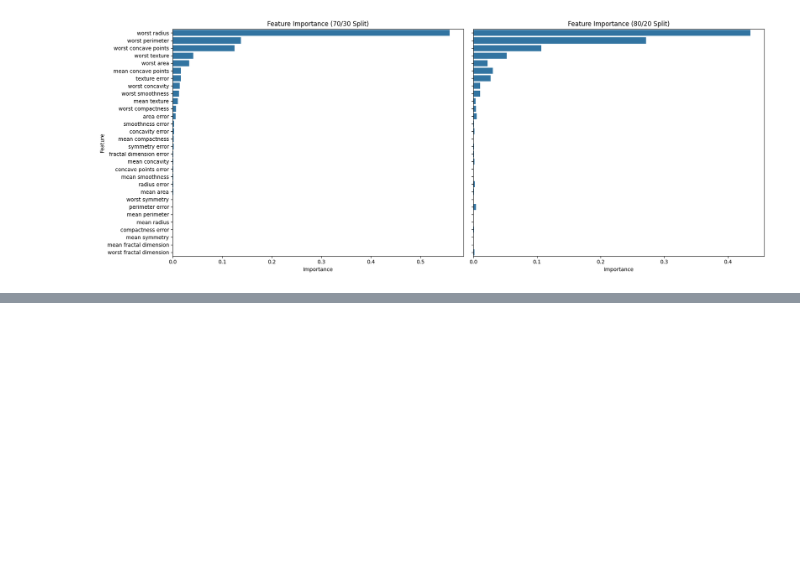
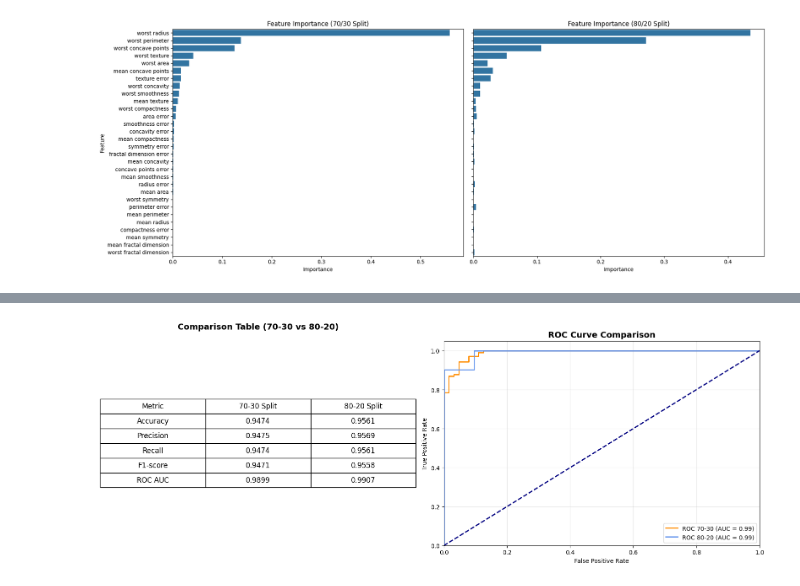
Before and after one commit to shivampatle2004/Machine-Learning-, a Jupyter notebook: Gradient_Boosting_shivam_CS32186.ipynb, the cells around one changed output, grey strips where cells are left out. Saved outputs shown, nothing was run; the diff lists cells and outputs as text; code cells hidden in the pictures; blank space fills up the shorter version.

Commit message:
compairesion table

```diff
--- a/Gradient_Boosting_shivam_CS32186.ipynb
+++ b/Gradient_Boosting_shivam_CS32186.ipynb
@@ -371,0 +288,57 @@ plt.show()
+# %%
+import matplotlib.pyplot as plt
+from sklearn.metrics import accuracy_score, precision_score, recall_score, f1_score, roc_curve, auc
+import pandas as pd
+
+# --- Ensure variables are calculated ---
+def get_metrics(model, X_test, y_test):
+    y_pred = model.predict(X_test)
+    y_prob = model.predict_proba(X_test)[:, 1]
+    fpr, tpr, _ = roc_curve(y_test, y_prob)
+    roc_auc = auc(fpr, tpr)
+    return {
+        'Accuracy': accuracy_score(y_test, y_pred),
+        'Precision': precision_score(y_test, y_pred, average='weighted'),
+        'Recall': recall_score(y_test, y_pred, average='weighted'),
+        'F1-score': f1_score(y_test, y_pred, average='weighted'),
+        'ROC AUC': roc_auc
+    }, fpr, tpr, roc_auc
+
+m_70, fpr70, tpr70, auc70 = get_metrics(gbc_70, X_test_70, y_test_70)
+m_80, fpr80, tpr80, auc80 = get_metrics(gbc_80, X_test_80, y_test_80)
+
+data = {
+    'Metric': ['Accuracy', 'Precision', 'Recall', 'F1-score', 'ROC AUC'],
+    '70-30 Split': [round(v, 4) for v in m_70.values()],
+    '80-20 Split': [round(v, 4) for v in m_80.values()]
+}
+df_metrics = pd.DataFrame(data)
+
+# --- Create combined visualization ---
+fig, (ax_table, ax_roc) = plt.subplots(1, 2, figsize=(16, 6))
+
+# Left Side: Table
+ax_table.axis('tight')
+ax_table.axis('off')
+table = ax_table.table(cellText=df_metrics.values, colLabels=df_metrics.columns, loc='center', cellLoc='center')
+table.auto_set_font_size(False)
+table.set_fontsize(12)
+table.scale(1, 2)
+ax_table.set_title('Comparison Table (70-30 vs 80-20)', pad=20, fontsize=14, fontweight='bold')
+
+# Right Side: ROC Graph
+ax_roc.plot(fpr70, tpr70, color='darkorange', lw=2, label=f'ROC 70-30 (AUC = {auc70:.2f})')
+ax_roc.plot(fpr80, tpr80, color='cornflowerblue', lw=2, label=f'ROC 80-20 (AUC = {auc80:.2f})')
+ax_roc.plot([0, 1], [0, 1], color='navy', lw=2, linestyle='--')
+ax_roc.set_xlim([0.0, 1.0])
+ax_roc.set_ylim([0.0, 1.05])
+ax_roc.set_xlabel('False Positive Rate')
+ax_roc.set_ylabel('True Positive Rate')
+ax_roc.set_title('ROC Curve Comparison', fontsize=14, fontweight='bold')
+ax_roc.legend(loc="lower right")
+ax_roc.grid(alpha=0.3)
+
+plt.tight_layout()
+plt.show()
+# %% [output]
+[figure, added]
```
Also changed, not shown: parts of 1 cell of this notebook.
